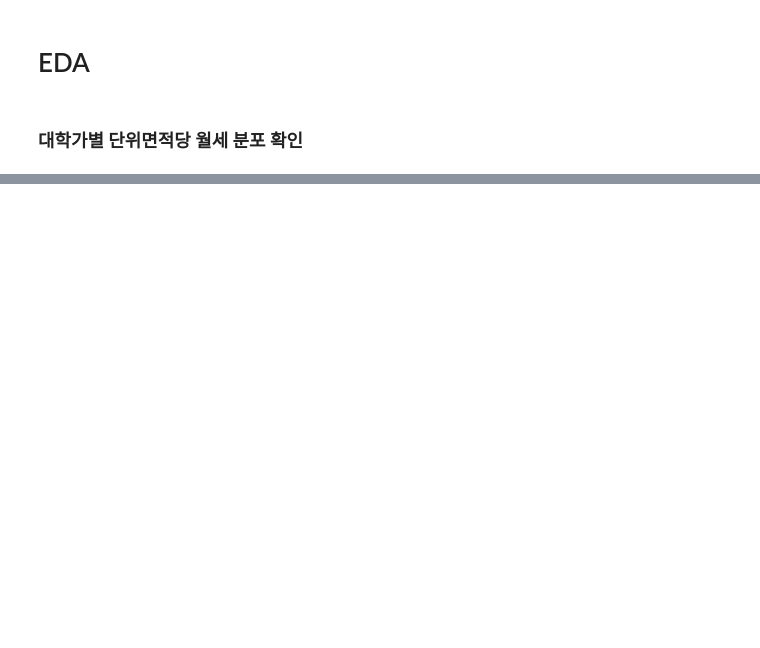
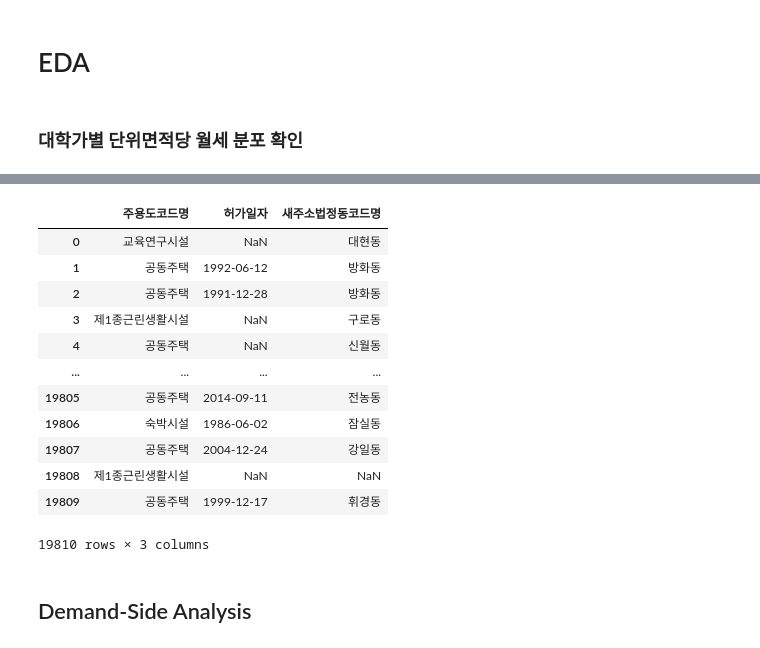
Before and after one commit to Jongseok103/UOS-Assignments, a Jupyter notebook: Statistics for Data Science/SDS_Assignment01/EDA.ipynb, the cells around one changed output, grey strips where cells are left out. Saved outputs shown, nothing was run; the diff lists cells and outputs as text; code cells hidden in the pictures; blank space fills up the shorter version.

```diff
--- a/Statistics for Data Science/SDS_Assignment01/EDA.ipynb
+++ b/Statistics for Data Science/SDS_Assignment01/EDA.ipynb
@@ -378,0 +566,20 @@ Passing `palette` without assigning `hue` is deprecated and will be removed in v
+# %%
+selected_columns = ['주용도코드명', '허가일자', '새주소법정동코드명']
+data = data[selected_columns]
+data
+# %% [output]
+|  | 주용도코드명 | 허가일자 | 새주소법정동코드명 |
+| 0 | 교육연구시설 | NaN | 대현동 |
+| 1 | 공동주택 | 1992-06-12 | 방화동 |
+| 2 | 공동주택 | 1991-12-28 | 방화동 |
+| 3 | 제1종근린생활시설 | NaN | 구로동 |
+| 4 | 공동주택 | NaN | 신월동 |
+| ... | ... | ... | ... |
+| 19805 | 공동주택 | 2014-09-11 | 전농동 |
+| 19806 | 숙박시설 | 1986-06-02 | 잠실동 |
+| 19807 | 공동주택 | 2004-12-24 | 강일동 |
+| 19808 | 제1종근린생활시설 | NaN | NaN |
+| 19809 | 공동주택 | 1999-12-17 | 휘경동 |
+19810 rows × 3 columns
+# %% [markdown]
+## Demand-Side Analysis
```
Also changed, not shown: parts of 30 cells of this notebook, 5 other files.
